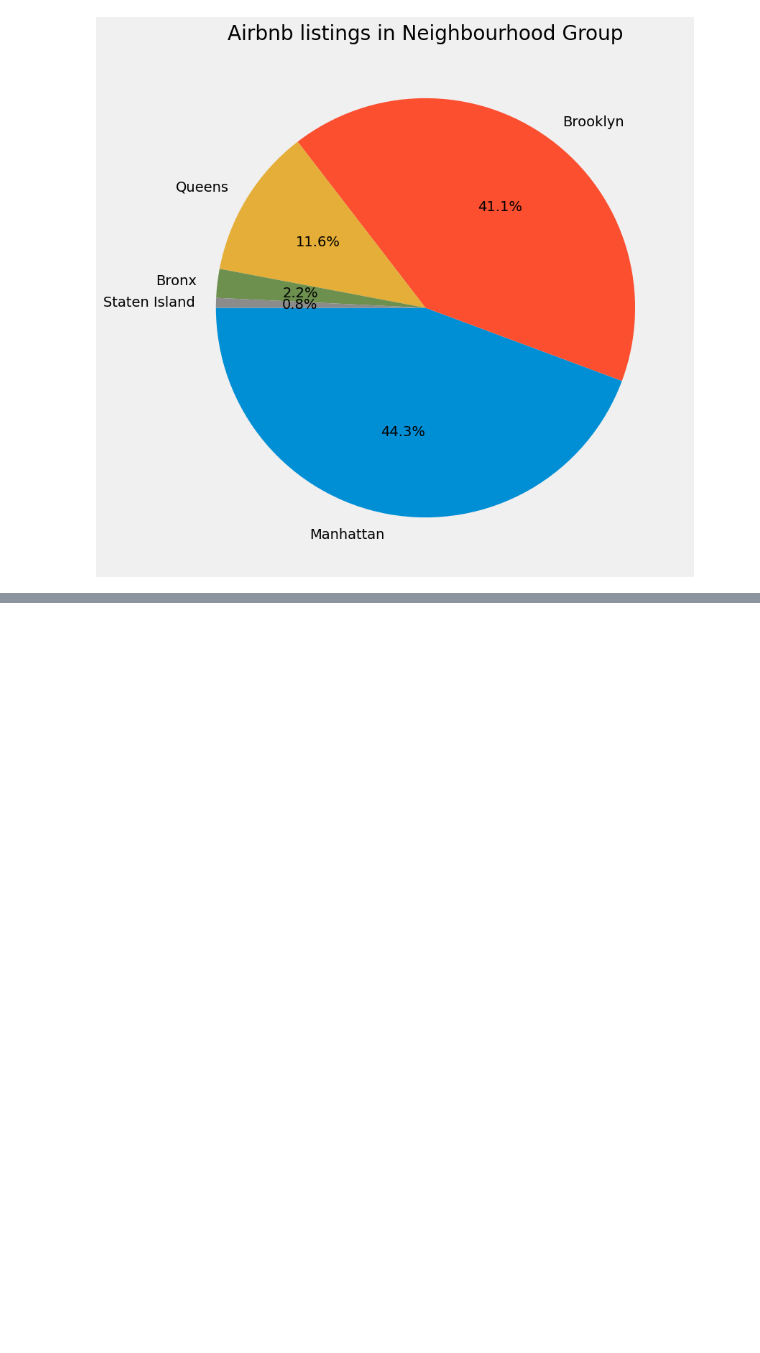
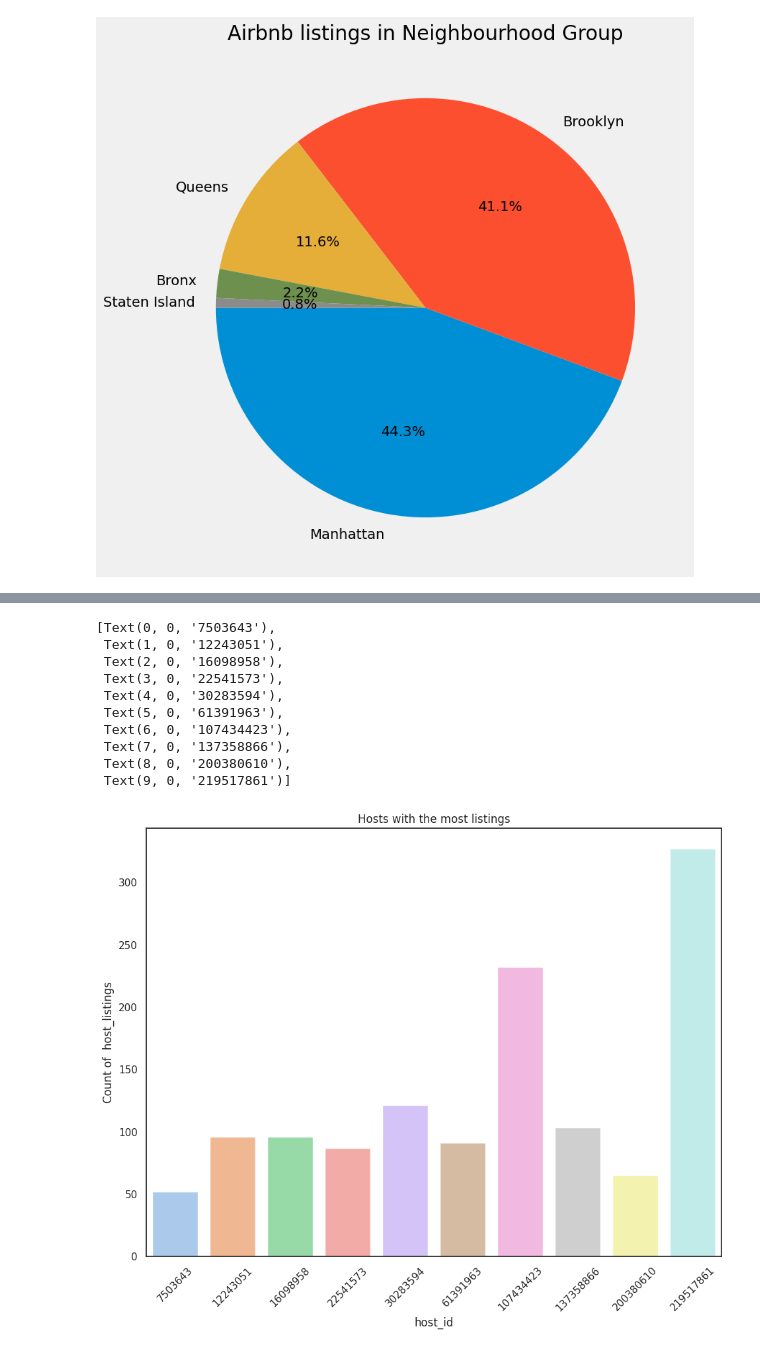
Before and after one commit to navinsambari007/Airbnb-Bookings-Analysis, a Jupyter notebook: Airbnb_Bookings_Analysis_Navinkumar_Sambari_(Github_commits).ipynb, the cells around one changed output, grey strips where cells are left out. Cells and saved outputs as stored; diff of their text form; code cells hidden in the pictures; blank space fills up the shorter version.

```diff
--- a/Airbnb_Bookings_Analysis_Navinkumar_Sambari_(Github_commits).ipynb
+++ b/Airbnb_Bookings_Analysis_Navinkumar_Sambari_(Github_commits).ipynb
@@ -404,0 +486,7 @@ plt.show()
+# %%
+# Let's check the hosts who have more number of Airbnb listings
+top10_host=new_df1.host_id.value_counts().head(10)
+top10_host_df=pd.DataFrame(top10_host)
+top10_host_df.reset_index(inplace=True)
+top10_host_df.rename(columns={'index':'host_id', 'host_id':'Count'}, inplace=True)
+top10_host_df
@@ -404,0 +505,20 @@ plt.show()
+# %%
+sns.set(rc={'figure.figsize':(10,8)})
+sns.set_style('white')
+d_1=sns.barplot(x="host_id", y="Count", data=top10_host_df,palette='pastel')
+d_1.set_title('Hosts with the most listings')
+d_1.set_ylabel('Count of  host_listings')
+d_1.set_xlabel('host_id')
+d_1.set_xticklabels(d_1.get_xticklabels(), rotation=45)
+# %% [output]
+[Text(0, 0, '7503643'),
+ Text(1, 0, '12243051'),
+ Text(2, 0, '16098958'),
+ Text(3, 0, '22541573'),
+ Text(4, 0, '30283594'),
+ Text(5, 0, '61391963'),
+ Text(6, 0, '107434423'),
+ Text(7, 0, '137358866'),
+ Text(8, 0, '200380610'),
+ Text(9, 0, '219517861')]
+[figure, added]
```
Also changed, not shown: parts of 30 cells of this notebook.
